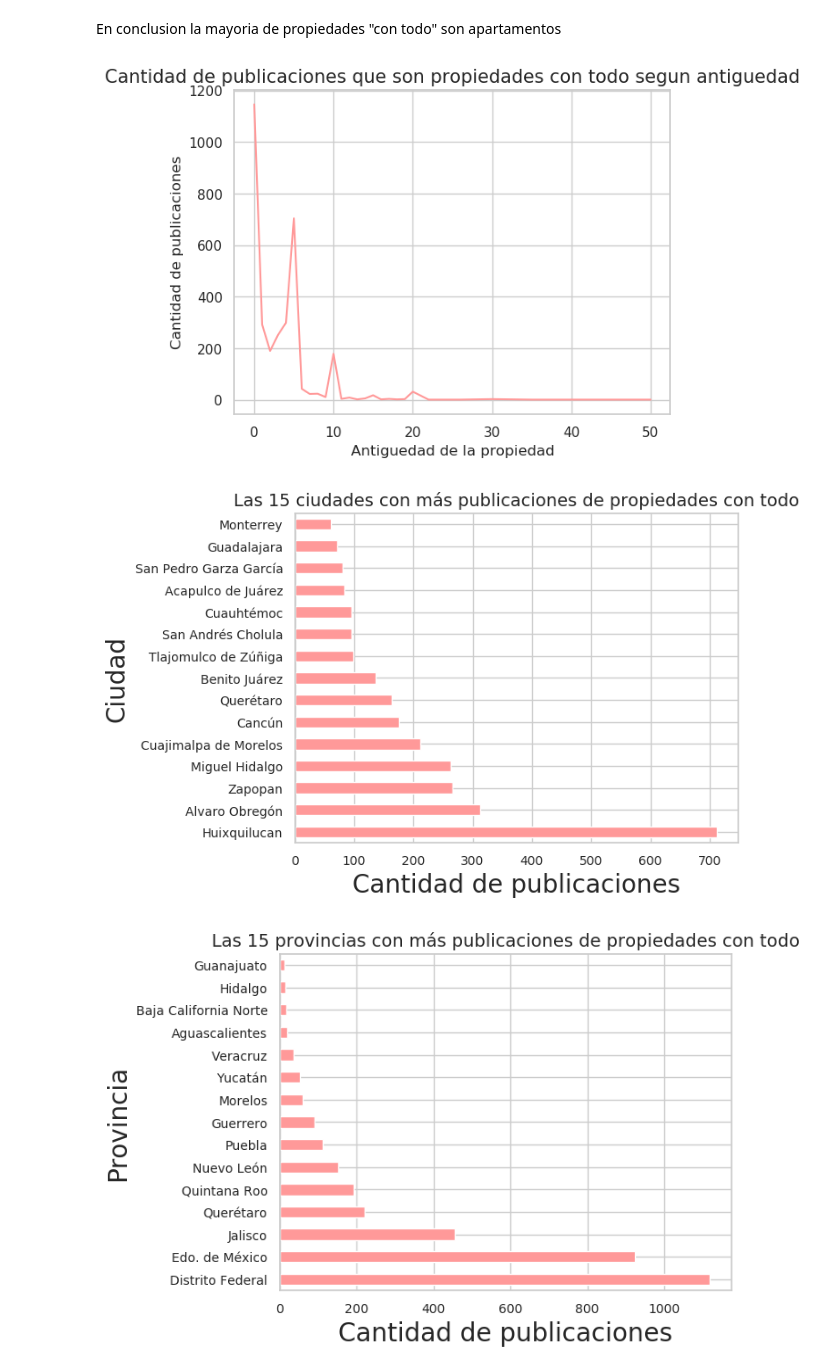
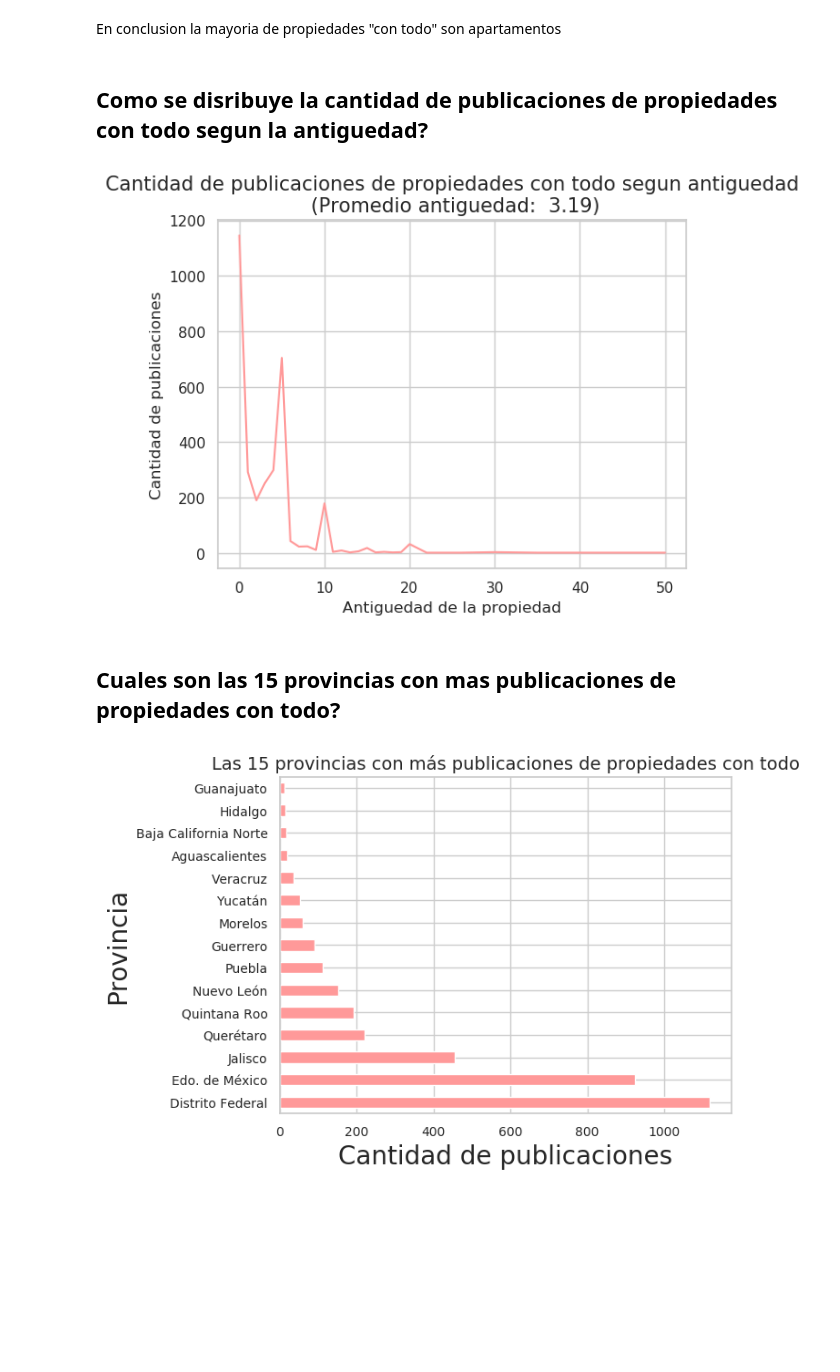
Before and after one commit to cessar5/7506_20192C, a Jupyter notebook: TP1_N.ipynb, the cells around one changed output. Drawn from its saved outputs; the diff is of its cells as text; code cells hidden in the pictures; blank space fills up the shorter version.

```diff
--- a/TP1_N.ipynb
+++ b/TP1_N.ipynb
@@ -325,11 +406,16 @@ Text(0, 0.5, '')
 # %% [markdown]
 En conclusion la mayoria de propiedades "con todo" son apartamentos
+# %% [markdown]
+## Como se disribuye la cantidad de publicaciones de propiedades con todo segun la antiguedad?
 # %%
 Orden = PropiedadesConTodo['antiguedad'].value_counts()
+# %%
+promedio = PropiedadesConTodo['antiguedad'].mean()
 # %%
-g = sns.lineplot(y=Orden, x=Orden.index, color= '#ff9999');
-g.set_title('Cantidad de publicaciones que son propiedades con todo segun antiguedad', fontsize=15);
-g.set_xlabel('Antiguedad de la propiedad');
-g.set_ylabel('Cantidad de publicaciones');
+h = sns.lineplot(y=Orden, x=Orden.index, color= '#ff9999');
+#h.legend('Promedio antiguedad: {}'.format(promedio))
+h.set_title('Cantidad de publicaciones de propiedades con todo segun antiguedad\n (Promedio antiguedad:{:6,.2f})'.format(promedio), fontsize=15);
+h.set_xlabel('Antiguedad de la propiedad');
+h.set_ylabel('Cantidad de publicaciones');
 # %% [output]
-[figure, old version]
+[figure, new version]
@@ -338,7 +421,0 @@ sTop15 = PropiedadesConTodo['ciudad'].value_counts().nlargest(15)
-# %%
-b = sTop15.plot(kind='barh', fontsize=10, color= '#ff9999')
-b.set_title('Las 15 ciudades con más publicaciones de propiedades con todo', fontsize=14);
-b.set_xlabel('Cantidad de publicaciones', fontsize=20);
-b.set_ylabel('Ciudad', fontsize=20);
-# %% [output]
-[figure, removed]
@@ -345,3 +425,5 @@ b.set_ylabel('Ciudad', fontsize=20);
+# %% [markdown]
+## Cuales son las 15 provincias con mas publicaciones de propiedades con todo?
 # %%
 sTop15 = PropiedadesConTodo['provincia'].value_counts().nlargest(15)
 # %%
```
Also changed, not shown: parts of 187 cells of this notebook.
